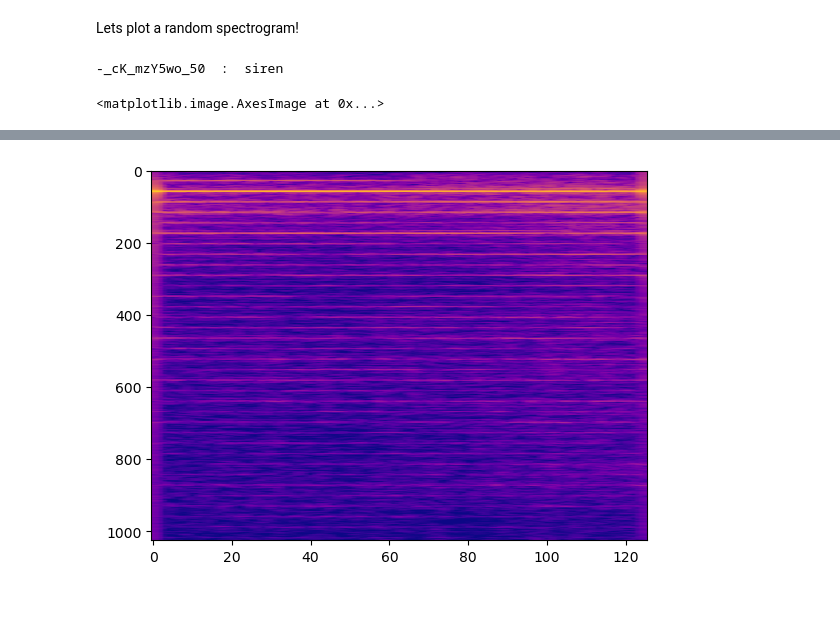
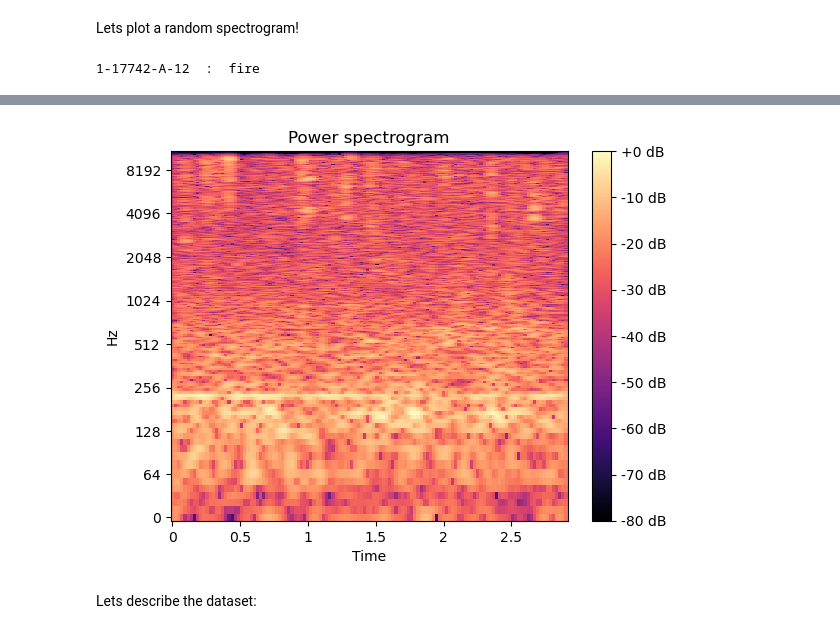
Before and after one commit to Nasenboi/AiudioDataScience_Warnsystem-, a Jupyter notebook: mainCode.ipynb, the cells around one changed output, grey strips where cells are left out. Cells and saved outputs as stored; diff of their text form; code cells hidden in the pictures; blank space fills up the shorter version.

Commit message:
Compleded the base for the CNN code
Version 1.1

```diff
--- a/mainCode.ipynb
+++ b/mainCode.ipynb
@@ -11,8 +26,16 @@ import os
 # %% [markdown]
 Open and read the csv with all the audio information
 # %%
-audioPath = r"F:\labeled_audio_data.csv"
-dataFrame = pd.read_csv(audioPath)
+csvPath    = r"F:\labeled_audio_data.csv"
+specPath   = r"F:\Labeled_Specs"
+audioPath  = r"F:\Labeled_Audio"
+modelPath  = r"F:\Models"
+logPath    = r"F:\Logs"
+
+version      = r"1.1" #When you make changes, update the version!!
+creationTime = time.strftime("%d.%m.%H.%M.%S", time.localtime())
+
+dataFrame = pd.read_csv(csvPath)
 dataDictionary = dataFrame.to_dict()
 print(dataDictionary.keys())
 # %% [output]
@@ -62,9 +134,13 @@ del allFileNames, allMainSound, allThreat, allSalience, allImportance
 # %% [markdown]
 Lets plot a random spectrogram!
 # %%
-audioToPick = randrange(0,numAudios,1)
+audioToPick = randrange(0,len(training_data),1)
 print(training_data[audioToPick][0], " : ",  training_data[audioToPick][1])
-plt.imshow(training_data[audioToPick][2], cmap="plasma", aspect="auto")
+#plt.imshow(training_data[audioToPick][2], cmap="plasma", aspect="auto")
+fig, ax = plt.subplots()
+img = specshow(training_data[audioToPick][2], y_axis='log', x_axis='time', ax=ax)
+ax.set_title('Power spectrogram')
+fig.colorbar(img, ax=ax, format="%+2.0f dB")
+ipd.Audio(path.join(audioPath, (training_data[audioToPick][0]+".wav")))
 # %% [output]
--_cK_mzY5wo_50  :  siren
+1-17742-A-12  :  fire
-<matplotlib.image.AxesImage at 0x...>
@@ -71 +148,3 @@ plt.imshow(training_data[audioToPick][2], cmap="plasma", aspect="auto")
-[figure, old version]
+[figure, new version]
+# %% [markdown]
+Lets describe the dataset:
```
Also changed, not shown: parts of 17 cells of this notebook, 1 other file.
